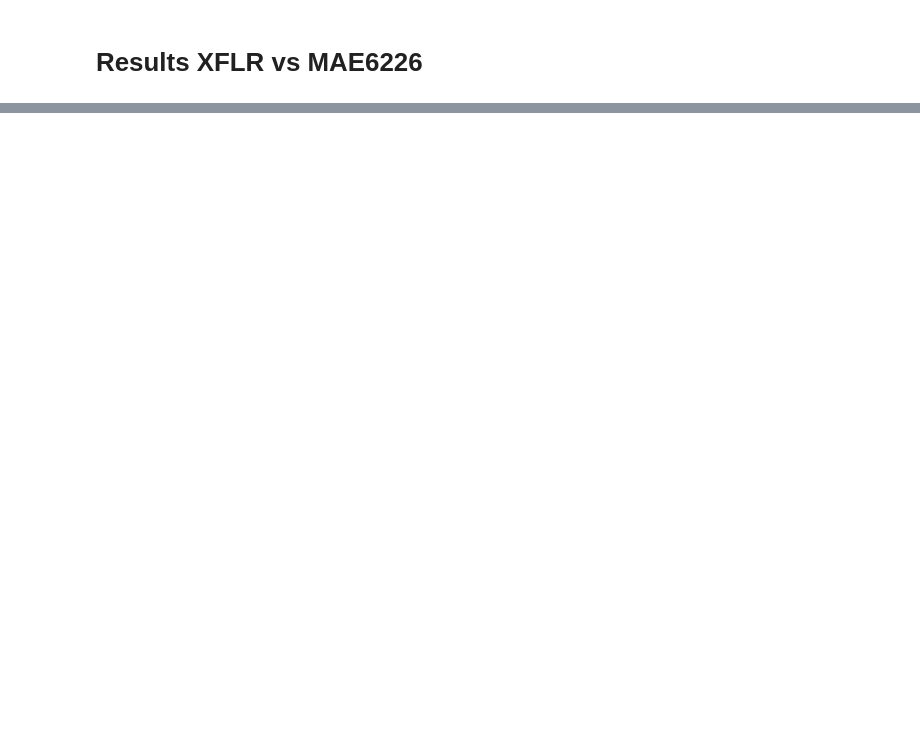
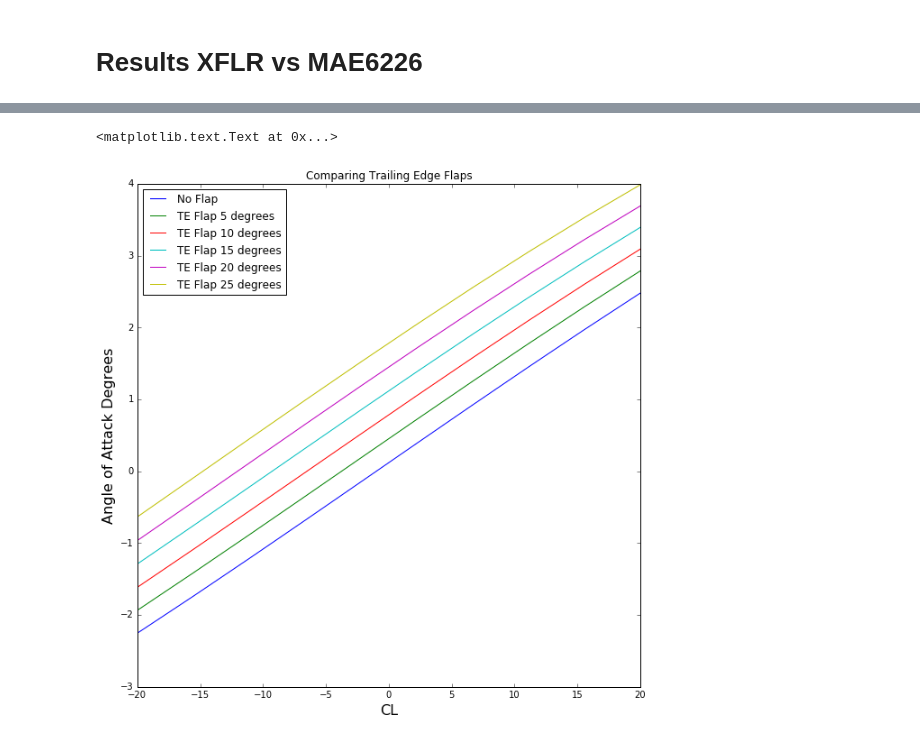
Before and after one commit to barbagroup/AeroPython-studentprojects2017, a Jupyter notebook: dmphelps89/aileron_angle_analysis_project_PHELPS.ipynb, the cells around one changed output, grey strips where cells are left out. Cells and saved outputs as stored; diff of their text form; code cells hidden in the pictures; blank space fills up the shorter version.

```diff
--- a/dmphelps89/aileron_angle_analysis_project_PHELPS.ipynb
+++ b/dmphelps89/aileron_angle_analysis_project_PHELPS.ipynb
@@ -497,0 +514,10 @@ for i in range(0,len(A)):
+# %%
+pyplot.figure(figsize=(10,10))
+pyplot.plot(aa, CL_base, aa, CL_TE_5,aa, CL_TE_10,aa, CL_TE_15,aa, CL_TE_20,aa, CL_TE_25,)
+pyplot.legend(['No Flap', 'TE Flap 5 degrees', 'TE Flap 10 degrees','TE Flap 15 degrees','TE Flap 20 degrees','TE Flap 25 degrees'], loc='upper left')
+pyplot.title('Comparing Trailing Edge Flaps')
+pyplot.xlabel('CL', fontsize=16)
+pyplot.ylabel('Angle of Attack Degrees', fontsize=16)
+# %% [output]
+<matplotlib.text.Text at 0x...>
+[figure, added]
```
Also changed, not shown: parts of 15 cells of this notebook.
